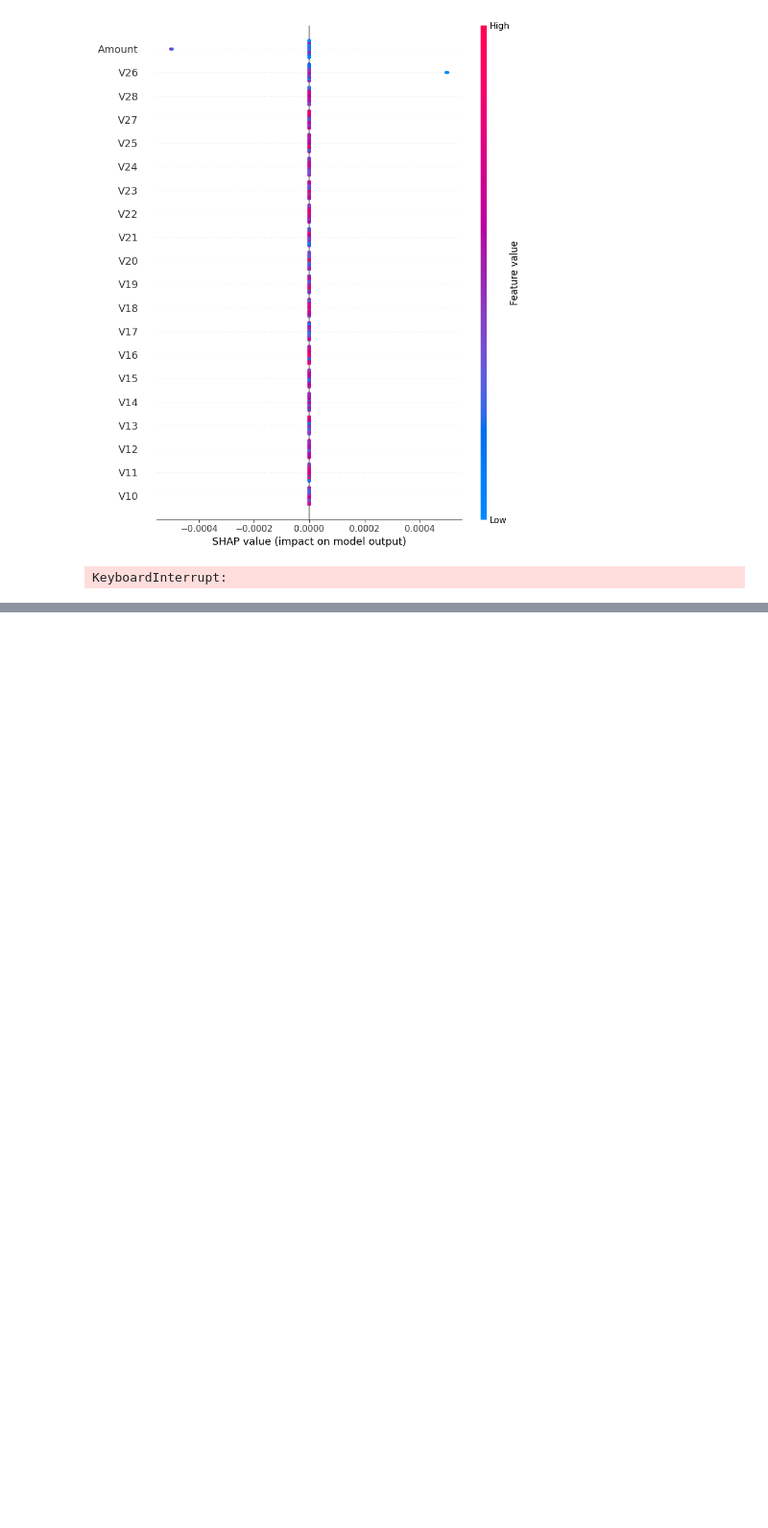
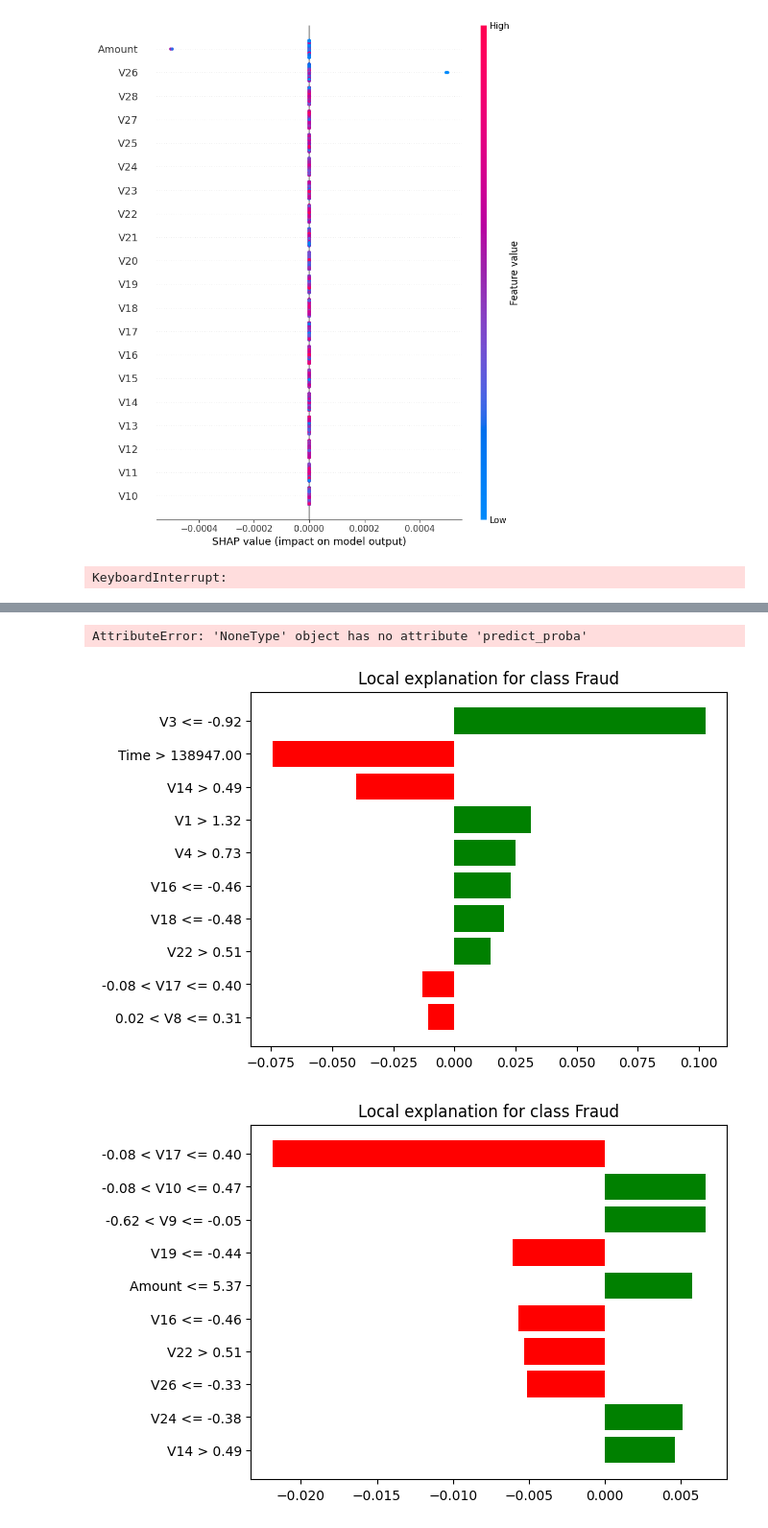
Before and after one commit to Natnahom/kaim-week-8_and_9, a Jupyter notebook: notebooks/modelTraining.ipynb, the cells around one changed output, grey strips where cells are left out. Shown at 96% size. Drawn from its saved outputs; the diff is of its cells as text; code cells hidden in the pictures; blank space fills up the shorter version.

Commit message:
Updated lime graph task-3

```diff
--- a/notebooks/modelTraining.ipynb
+++ b/notebooks/modelTraining.ipynb
@@ -205,0 +206,39 @@ plot_lime_explanation(lime_exp)
+# %%
+# Assuming 'results2' contains the models and metrics
+for model_name, metrics in results1.items():
+    trained_model1 = metrics['model']
+
+    # Check if the model is valid
+    if trained_model1 is not None:
+        # Check if the model has the predict_proba method
+        if hasattr(trained_model1, 'predict_proba'):
+            lime_exp1 = lime_expl(trained_model1, X_train_fraud, X_test_fraud, instance_index=0)
+            plot_lime_explanation(lime_exp1)
+        else:
+            print(f"Model {model_name} does not support predict_proba. Using predict instead.")
+            lime_exp1 = lime_expl(trained_model1, X_train_fraud, X_test_fraud, instance_index=0, use_predict=True)
+            plot_lime_explanation(lime_exp1)
+    else:
+        print(f"Warning: {model_name} is None. Skipping LIME analysis.")
+# %% [output]
+AttributeError: 'NoneType' object has no attribute 'predict_proba'
+# %%
+# Assuming 'results2' contains the models and metrics
+for model_name, metrics in results2.items():
+    trained_model2 = metrics['model']
+
+    # Check if the model is valid
+    if trained_model2 is not None:
+        # Check if the model has the predict_proba method
+        if hasattr(trained_model2, 'predict_proba'):
+            lime_exp = lime_expl(trained_model2, X_train_cc, X_test_cc, instance_index=0)
+            plot_lime_explanation(lime_exp)
+        else:
+            print(f"Model {model_name} does not support predict_proba. Using predict instead.")
+            lime_exp = lime_expl(trained_model2, X_train_cc, X_test_cc, instance_index=0, use_predict=True)
+            plot_lime_explanation(lime_exp)
+    else:
+        print(f"Warning: {model_name} is None. Skipping LIME analysis.")
+# %% [output]
+[figure, added]
+[figure, added]
```
Also changed, not shown: parts of 4 cells of this notebook.
